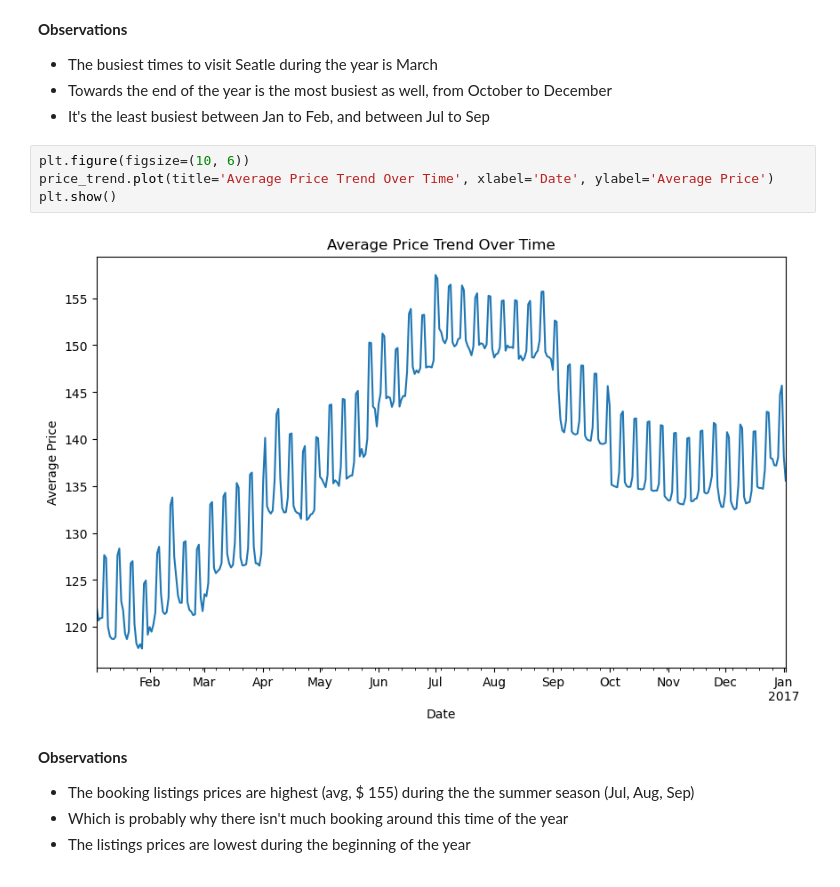
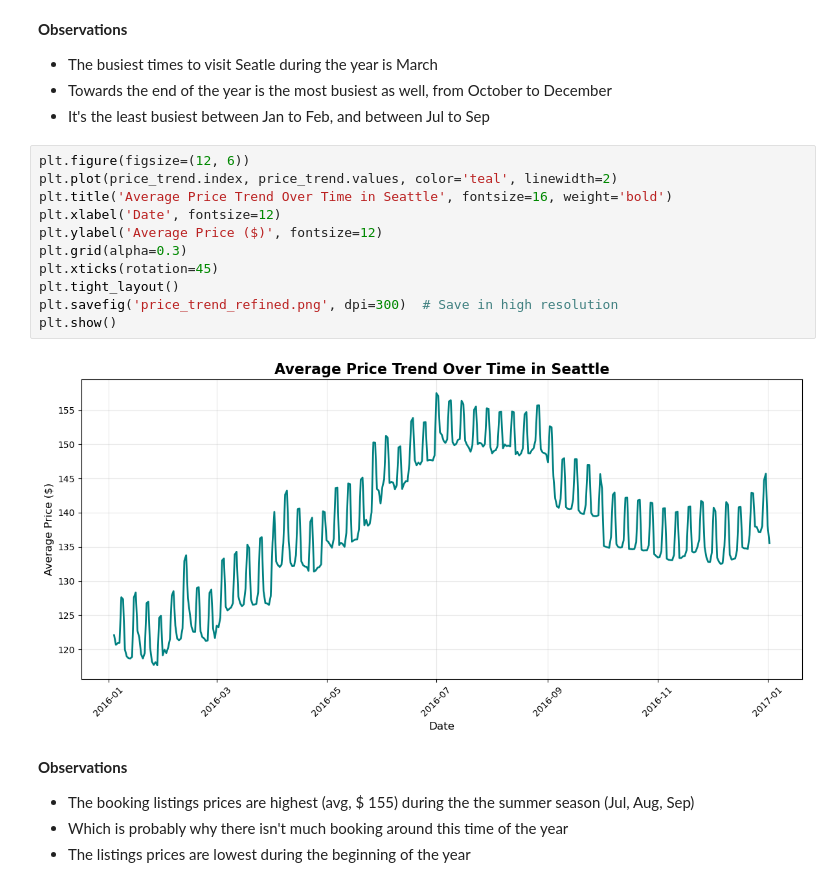
Before and after one commit to Sibongile46/Project-1, a Jupyter notebook: Seatle_Airbnb.ipynb, the cells around one changed output. Saved outputs shown, nothing was run; the diff lists cells and outputs as text.

```diff
--- a/Seatle_Airbnb.ipynb
+++ b/Seatle_Airbnb.ipynb
@@ -188,12 +197,19 @@ plt.show()
 - The busiest times to visit Seatle during the year is March
 - Towards the end of the year is the most busiest as well, from October to December
 - It's the least busiest between Jan to Feb, and between Jul to Sep
-# %%
-plt.figure(figsize=(10, 6))
-price_trend.plot(title='Average Price Trend Over Time', xlabel='Date', ylabel='Average Price')
-plt.show()
-# %% [output]
-[figure, removed]
+# %%
+plt.figure(figsize=(12, 6))
+plt.plot(price_trend.index, price_trend.values, color='teal', linewidth=2)
+plt.title('Average Price Trend Over Time in Seattle', fontsize=16, weight='bold')
+plt.xlabel('Date', fontsize=12)
+plt.ylabel('Average Price ($)', fontsize=12)
+plt.grid(alpha=0.3)
+plt.xticks(rotation=45)
+plt.tight_layout()
+plt.savefig('price_trend_refined.png', dpi=300)  # Save in high resolution
+plt.show()
+# %% [output]
+[figure, added]
 # %% [markdown]
 <b> Observations </b>
 - The booking listings prices are highest (avg, $ 155) during the the summer season (Jul, Aug, Sep)
```
Also changed, not shown: parts of 8 cells of this notebook, 4 other files.
